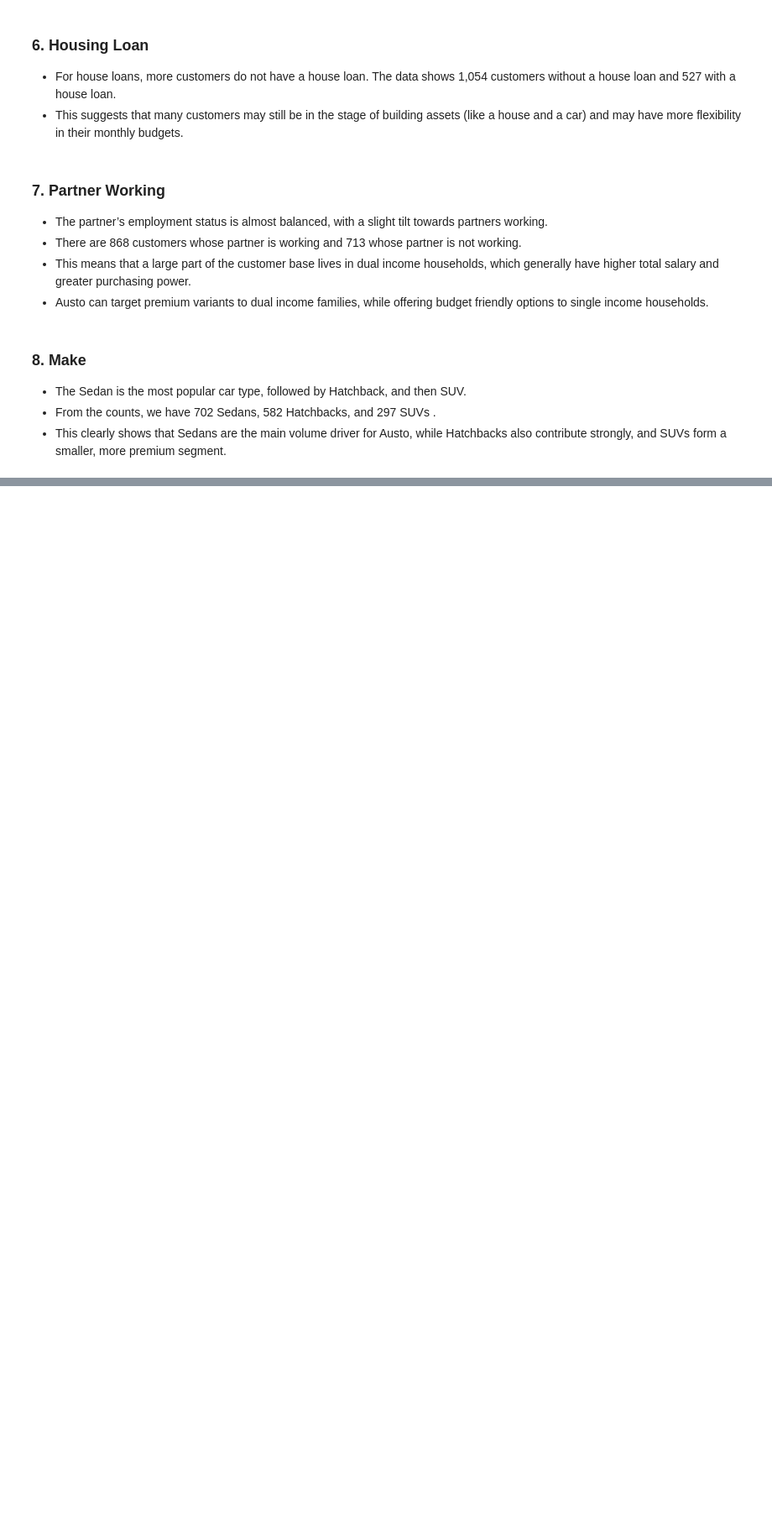
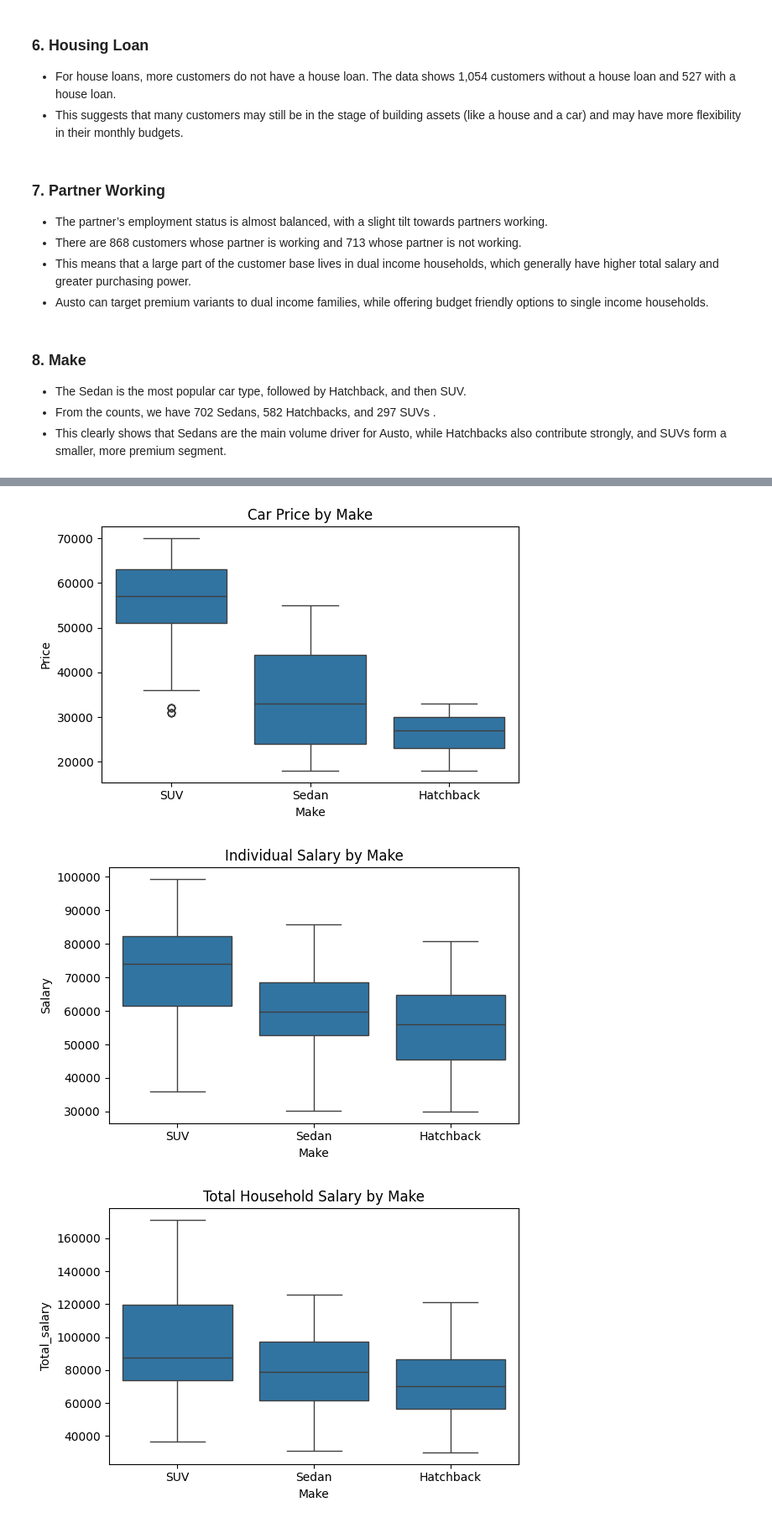
Before and after one commit to sakthivelk-gl/learn, a Jupyter notebook: Austo_Auto_Campaign_Analytics.ipynb, the cells around one changed output, grey strips where cells are left out. Shown at 84% size. Drawn from its saved outputs; the diff is of its cells as text; code cells hidden in the pictures; blank space fills up the shorter version.

```diff
--- a/Austo_Auto_Campaign_Analytics.ipynb
+++ b/Austo_Auto_Campaign_Analytics.ipynb
@@ -670,0 +753,31 @@ Name: count, dtype: int64
+# %%
+# Boxplot: Price by Make
+plt.figure(figsize=(6, 4))
+sns.boxplot(data=df, x="Make", y="Price")
+plt.title("Car Price by Make")
+plt.xlabel("Make")
+plt.ylabel("Price")
+plt.tight_layout()
+plt.show()
+
+# Boxplot: Salary by Make
+plt.figure(figsize=(6, 4))
+sns.boxplot(data=df, x="Make", y="Salary")
+plt.title("Individual Salary by Make")
+plt.xlabel("Make")
+plt.ylabel("Salary")
+plt.tight_layout()
+plt.show()
+
+# Boxplot: Total_salary by Make
+plt.figure(figsize=(6, 4))
+sns.boxplot(data=df, x="Make", y="Total_salary")
+plt.title("Total Household Salary by Make")
+plt.xlabel("Make")
+plt.ylabel("Total_salary")
+plt.tight_layout()
+plt.show()
+# %% [output]
+[figure, added]
+[figure, added]
+[figure, added]
```
Also changed, not shown: parts of 18 cells of this notebook.
